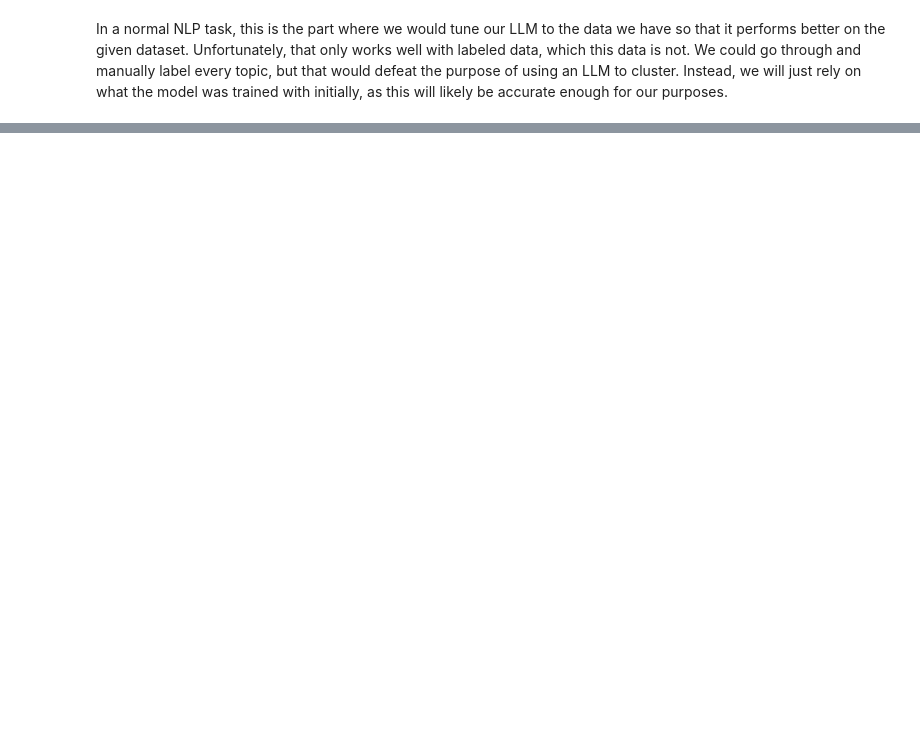
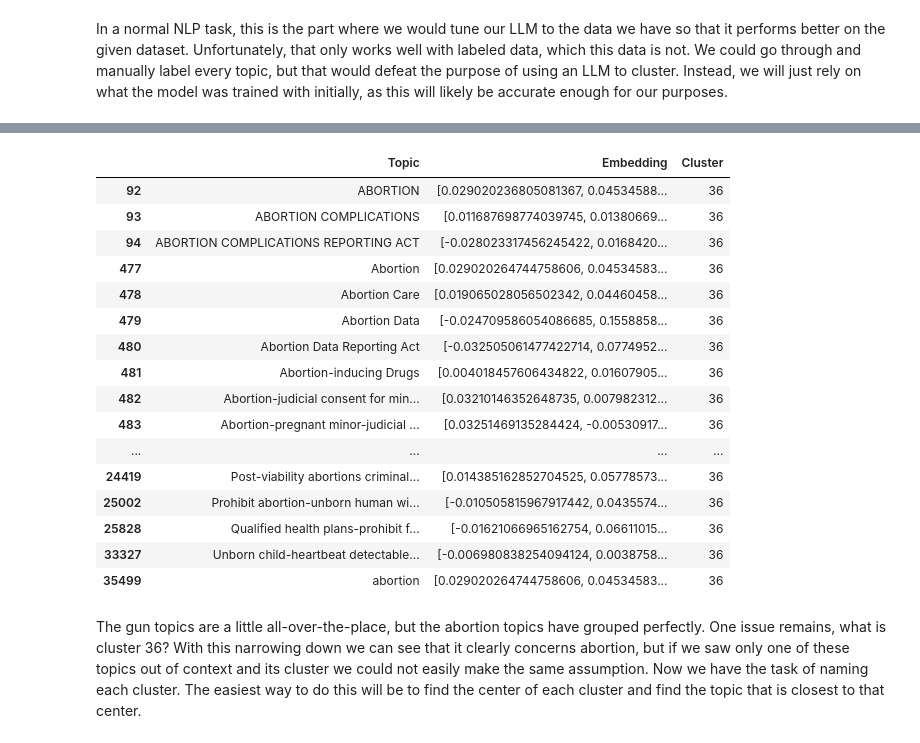
Before and after one commit to silas-wunder/LegiScan, a Jupyter notebook: topic_cluster_analysis.ipynb, the cells around one changed output, grey strips where cells are left out. Drawn from its saved outputs; the diff is of its cells as text; code cells hidden in the pictures; blank space fills up the shorter version.

```diff
--- a/topic_cluster_analysis.ipynb
+++ b/topic_cluster_analysis.ipynb
@@ -28,0 +74,22 @@ for topic, embedding in zip(topics, embeddings):
+# %%
+matched.loc[matched["Topic"].str.contains("abortion", case=False)]
+# %% [output]
+|  | Topic | Embedding | Cluster |
+| 92 | ABORTION | [0.029020236805081367, 0.04534588... | 36 |
+| 93 | ABORTION COMPLICATIONS | [0.011687698774039745, 0.01380669... | 36 |
+| 94 | ABORTION COMPLICATIONS REPORTING ACT | [-0.028023317456245422, 0.0168420... | 36 |
+| 477 | Abortion | [0.029020264744758606, 0.04534583... | 36 |
+| 478 | Abortion Care | [0.019065028056502342, 0.04460458... | 36 |
+| 479 | Abortion Data | [-0.024709586054086685, 0.1558858... | 36 |
+| 480 | Abortion Data Reporting Act | [-0.032505061477422714, 0.0774952... | 36 |
+| 481 | Abortion-inducing Drugs | [0.004018457606434822, 0.01607905... | 36 |
+| 482 | Abortion-judicial consent for min... | [0.03210146352648735, 0.007982312... | 36 |
+| 483 | Abortion-pregnant minor-judicial ... | [0.03251469135284424, -0.00530917... | 36 |
+| ... | ... | ... | ... |
+| 24419 | Post-viability abortions criminal... | [0.014385162852704525, 0.05778573... | 36 |
+| 25002 | Prohibit abortion-unborn human wi... | [-0.010505815967917442, 0.0435574... | 36 |
+| 25828 | Qualified health plans-prohibit f... | [-0.01621066965162754, 0.06611015... | 36 |
+| 33327 | Unborn child-heartbeat detectable... | [-0.006980838254094124, 0.0038758... | 36 |
+| 35499 | abortion | [0.029020264744758606, 0.04534583... | 36 |
+# %% [markdown]
+The gun topics are a little all-over-the-place, but the abortion topics have grouped perfectly. One issue remains, what is cluster 36? With this narrowing down we can see that it clearly concerns abortion, but if we saw only one of these topics out of context and its cluster we could not easily make the same assumption. Now we have the task of naming each cluster. The easiest way to do this will be to find the center of each cluster and find the topic that is closest to that center.
```
Also changed, not shown: parts of 16 cells of this notebook.
